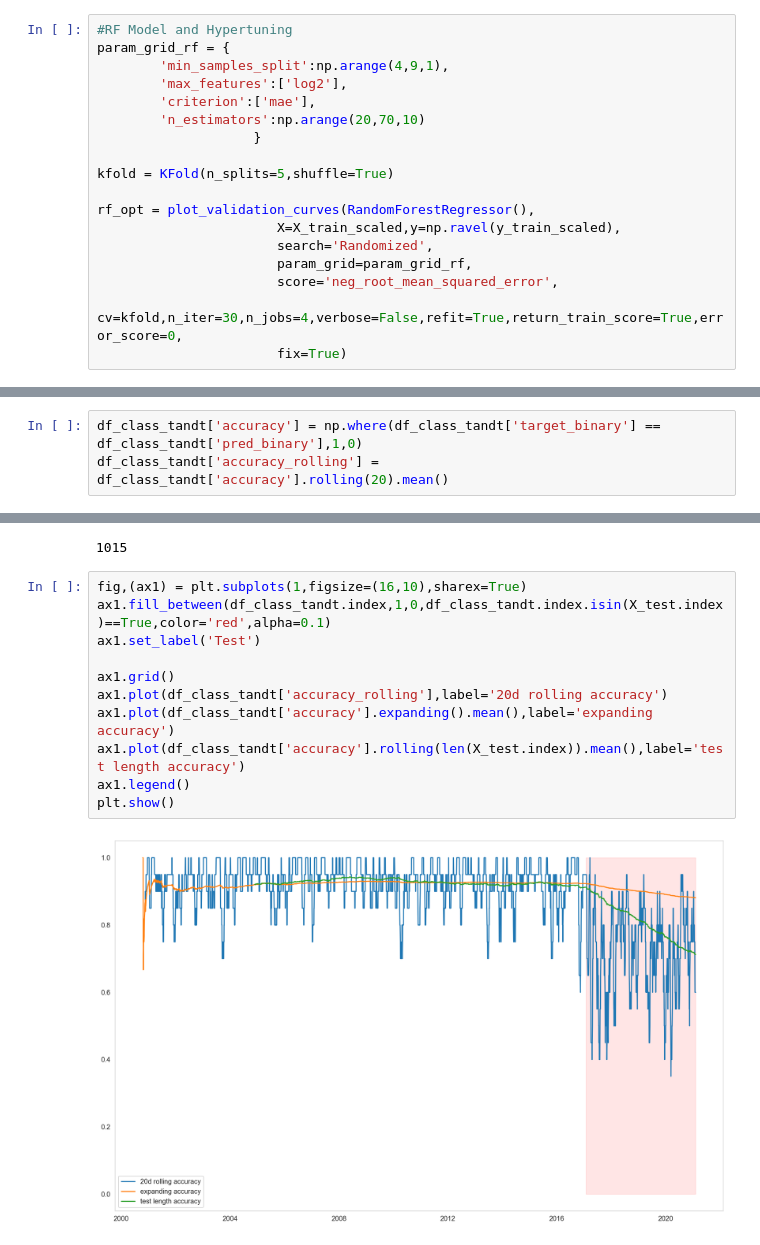
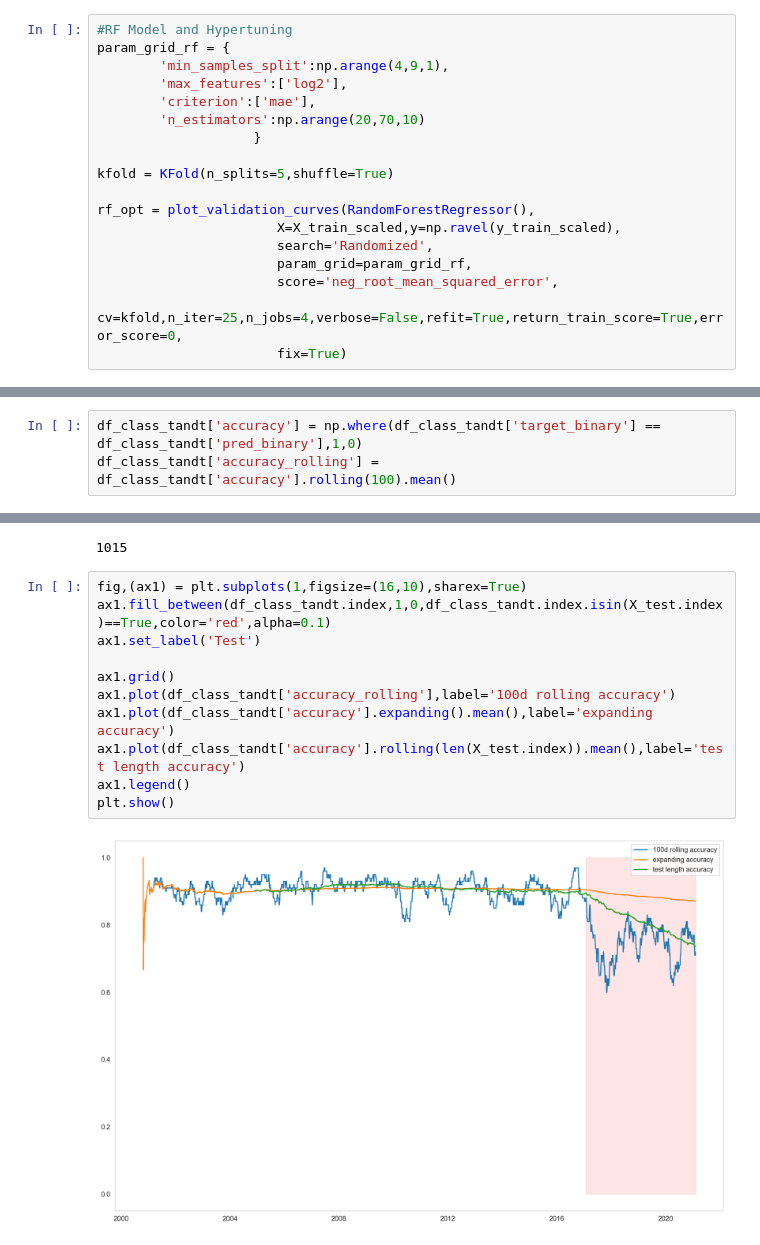
Before and after one commit to tcbertlin/Realised-Volatility, a Jupyter notebook: Realised-Volatility3.ipynb, the cells around one changed output, grey strips where cells are left out. Saved outputs shown, nothing was run; the diff lists cells and outputs as text.

Commit message:
Data Refresh
Data Refresh and rolling accuracy chart

```diff
--- a/Realised-Volatility3.ipynb
+++ b/Realised-Volatility3.ipynb
@@ -353,6 +353,6 @@ rf_opt = plot_validation_curves(RandomForestRegressor(),
                        search='Randomized',
                        param_grid=param_grid_rf,
                        score='neg_root_mean_squared_error',
-                       cv=kfold,n_iter=30,n_jobs=4,verbose=False,refit=True,return_train_score=True,error_score=0,
+                       cv=kfold,n_iter=25,n_jobs=4,verbose=False,refit=True,return_train_score=True,error_score=0,
                        fix=True)
 # %% [output]
@@ -717,6 +717,6 @@ Name: target_binary, Length: 5074, dtype: int64
 # %%
 df_class_tandt['accuracy'] = np.where(df_class_tandt['target_binary'] == df_class_tandt['pred_binary'],1,0)
-df_class_tandt['accuracy_rolling'] = df_class_tandt['accuracy'].rolling(20).mean()
+df_class_tandt['accuracy_rolling'] = df_class_tandt['accuracy'].rolling(100).mean()
 # %%
 # def returns_from_ml_signal(asset,df,signals,window):
 
@@ -752,13 +752,13 @@ len(X_test.index)
 # %%
 fig,(ax1) = plt.subplots(1,figsize=(16,10),sharex=True)
 ax1.fill_between(df_class_tandt.index,1,0,df_class_tandt.index.isin(X_test.index)==True,color='red',alpha=0.1)
 ax1.set_label('Test')
 
 ax1.grid()
-ax1.plot(df_class_tandt['accuracy_rolling'],label='20d rolling accuracy')
+ax1.plot(df_class_tandt['accuracy_rolling'],label='100d rolling accuracy')
 ax1.plot(df_class_tandt['accuracy'].expanding().mean(),label='expanding accuracy')
 ax1.plot(df_class_tandt['accuracy'].rolling(len(X_test.index)).mean(),label='test length accuracy')
 ax1.legend()
 plt.show()
 # %% [output]
-[figure, old version]
+[figure, new version]
```
Also changed, not shown: parts of 37 cells of this notebook.
